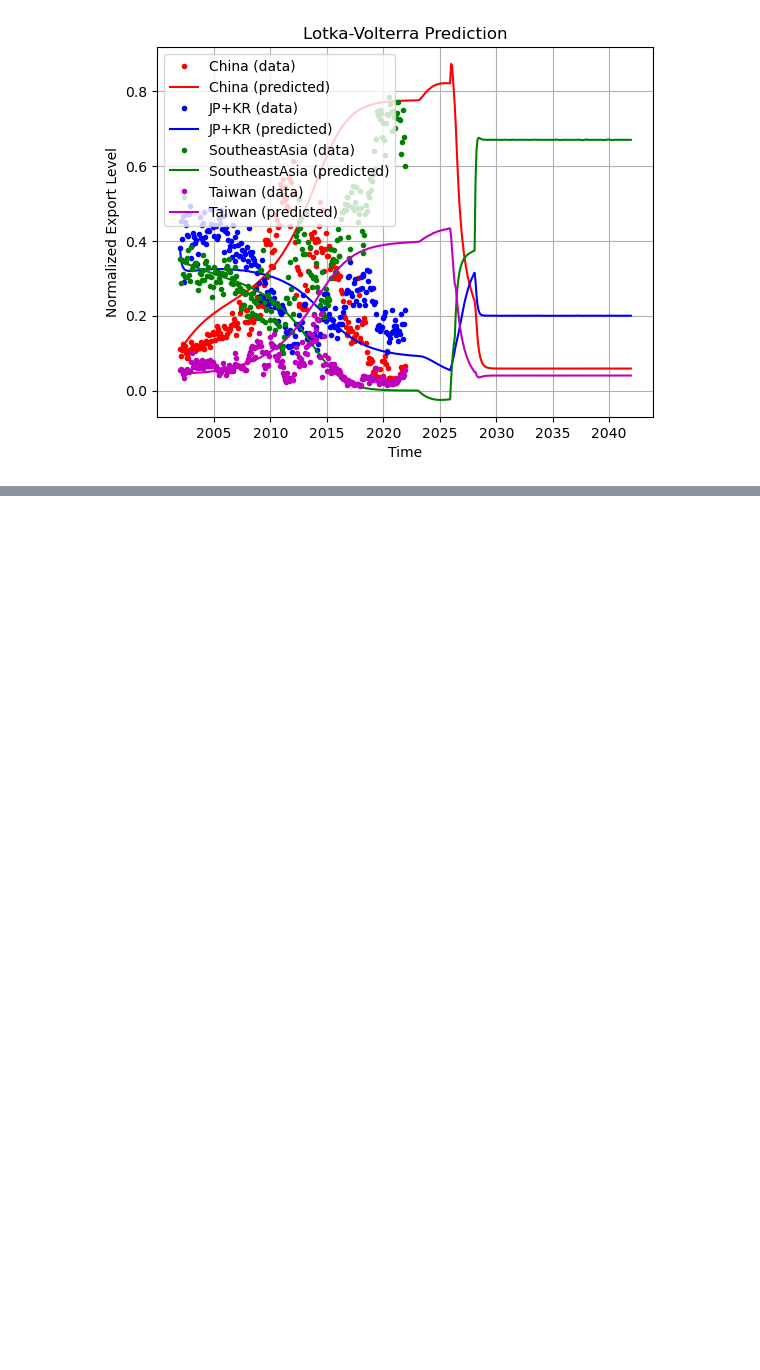
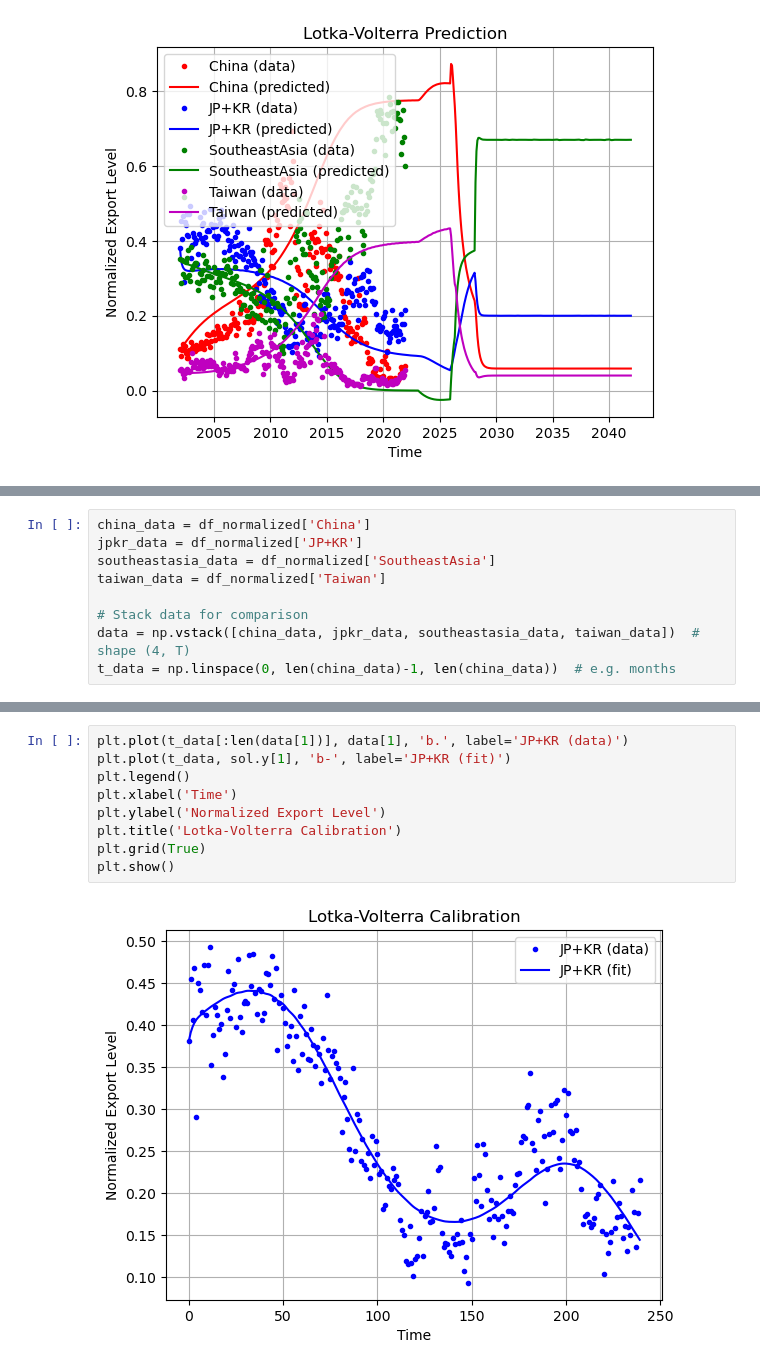
Before and after one commit to LeonardoPolverari/simulation_project, a Jupyter notebook: notebooks/Angius - Model for normalized values.ipynb, the cells around one changed output, grey strips where cells are left out. Cells and saved outputs as stored; diff of their text form; blank space fills up the shorter version.

```diff
--- a/notebooks/Angius - Model for normalized values.ipynb
+++ b/notebooks/Angius - Model for normalized values.ipynb
@@ -367,0 +517,9 @@ plt.show()
+# %%
+china_data = df_normalized['China']
+jpkr_data = df_normalized['JP+KR']
+southeastasia_data = df_normalized['SoutheastAsia']
+taiwan_data = df_normalized['Taiwan']
+
+# Stack data for comparison
+data = np.vstack([china_data, jpkr_data, southeastasia_data, taiwan_data])  # shape (4, T)
+t_data = np.linspace(0, len(china_data)-1, len(china_data))  # e.g. months
@@ -367,0 +600,11 @@ plt.show()
+# %%
+plt.plot(t_data[:len(data[1])], data[1], 'b.', label='JP+KR (data)')
+plt.plot(t_data, sol.y[1], 'b-', label='JP+KR (fit)')
+plt.legend()
+plt.xlabel('Time')
+plt.ylabel('Normalized Export Level')
+plt.title('Lotka-Volterra Calibration')
+plt.grid(True)
+plt.show()
+# %% [output]
+[figure, added]
```
Also changed, not shown: parts of 30 cells of this notebook, 1 other file.
